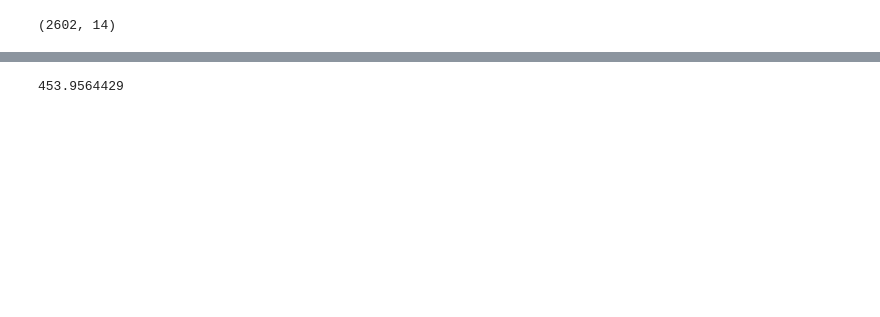
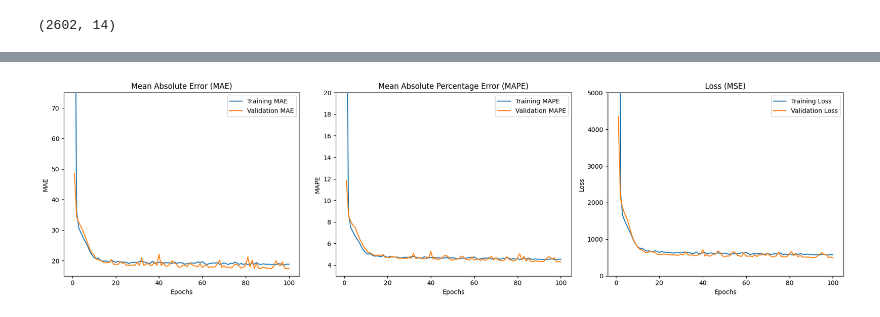
Before and after one commit to fahim-muntasir-niloy/federated-CSE-707, a Jupyter notebook: central_model.ipynb, the cells around one changed output, grey strips where cells are left out. Drawn from its saved outputs; the diff is of its cells as text; code cells hidden in the pictures; blank space fills up the shorter version.

```diff
--- a/central_model.ipynb
+++ b/central_model.ipynb
@@ -223,4 +264,57 @@ prediction[0][0]*100
-# %%
-y_test.iloc[56]*100
-# %% [output]
-453.9564429
+# %%
+import matplotlib.pyplot as plt
+
+# Plot training & validation loss and metrics values side by side in a 1x3 grid with zoom
+def plot_history(history, ylim_mae=None, ylim_mape=None, ylim_loss=None):
+    # Extract data from the history object
+    mae = history.history['mae']
+    val_mae = history.history['val_mae']
+    mape = history.history['mape']
+    val_mape = history.history['val_mape']
+    loss = history.history['loss']
+    val_loss = history.history['val_loss']
+
+    epochs = range(1, len(loss) + 1)
+
+    # Create a 1x3 subplot for all metrics and loss
+    fig, axs = plt.subplots(1, 3, figsize=(18, 5))
+
+    # Plot MAE
+    axs[0].plot(epochs, mae, label='Training MAE')
+    axs[0].plot(epochs, val_mae, label='Validation MAE')
+    axs[0].set_title('Mean Absolute Error (MAE)')
+    axs[0].set_xlabel('Epochs')
+    axs[0].set_ylabel('MAE')
+    axs[0].legend()
+    if ylim_mae:  # Set y-axis limit for MAE plot if provided
+        axs[0].set_ylim(ylim_mae)
+
+    # Plot MAPE
+    axs[1].plot(epochs, mape, label='Training MAPE')
+    axs[1].plot(epochs, val_mape, label='Validation MAPE')
+    axs[1].set_title('Mean Absolute Percentage Error (MAPE)')
+    axs[1].set_xlabel('Epochs')
+    axs[1].set_ylabel('MAPE')
+    axs[1].legend()
+    if ylim_mape:  # Set y-axis limit for MAPE plot if provided
+        axs[1].set_ylim(ylim_mape)
+
+    # Plot Loss
+    axs[2].plot(epochs, loss, label='Training Loss')
+    axs[2].plot(epochs, val_loss, label='Validation Loss')
+    axs[2].set_title('Loss (MSE)')
+    axs[2].set_xlabel('Epochs')
+    axs[2].set_ylabel('Loss')
+    axs[2].legend()
+    if ylim_loss:  # Set y-axis limit for Loss plot if provided
+        axs[2].set_ylim(ylim_loss)
+
+    # Display the plots
+    plt.tight_layout()
+    plt.show()
+
+# Call the function with y-axis limits to zoom into the plots
+# Adjust the limits as per your dataset's value ranges for better zooming
+plot_history(history, ylim_mae=(15, 75), ylim_mape=(3, 20), ylim_loss=(0, 5000))
+# %% [output]
+[figure, added]
```
Also changed, not shown: parts of 13 cells of this notebook, 18 other files.
